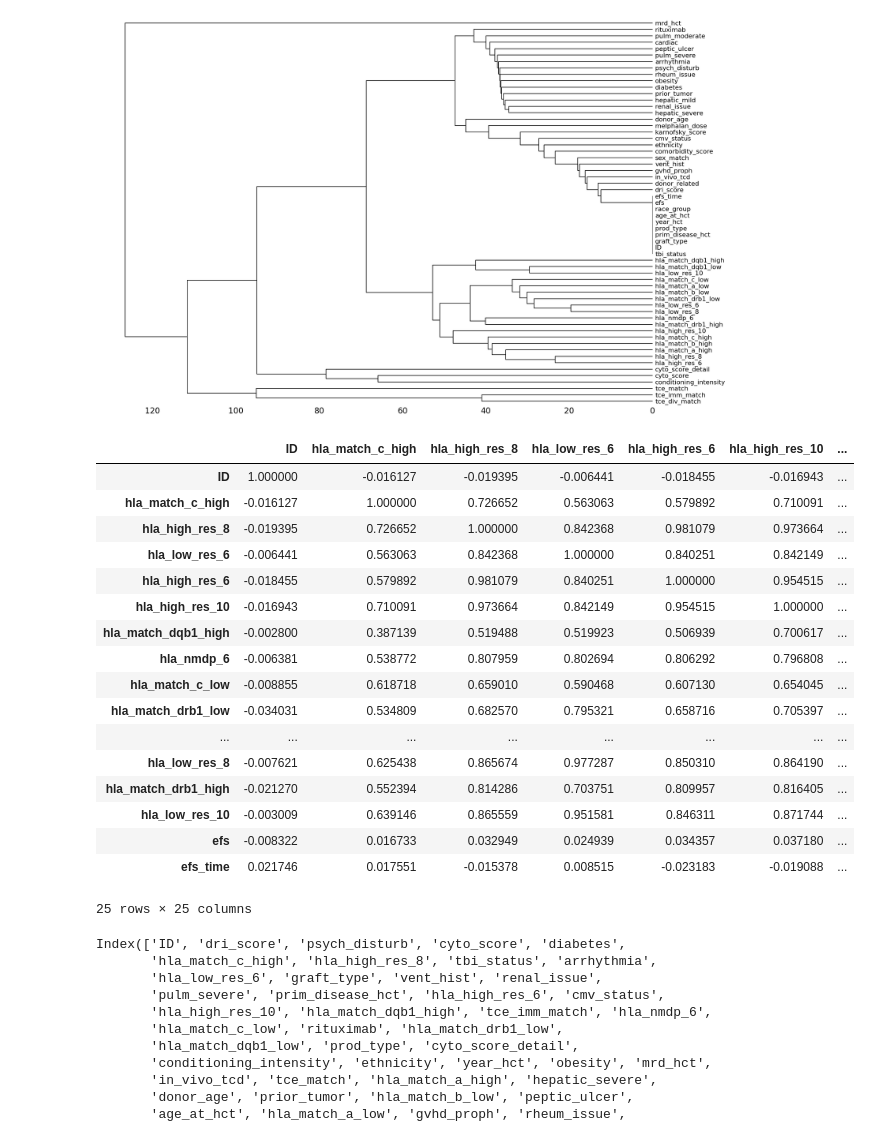
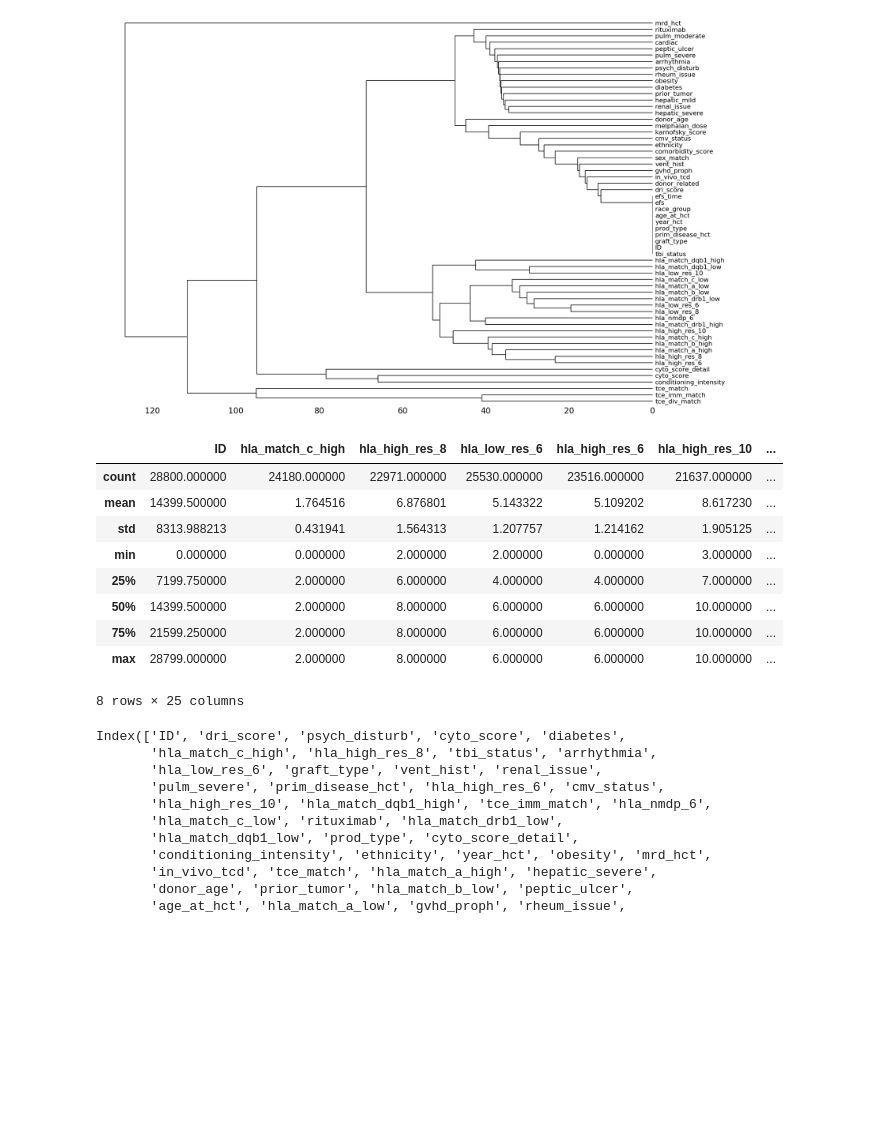
Before and after one commit to ayantalukdar/Project001, a Jupyter notebook: analysis.ipynb, the cells around one changed output. Drawn from its saved outputs; the diff is of its cells as text; code cells hidden in the pictures; blank space fills up the shorter version.

```diff
--- a/analysis.ipynb
+++ b/analysis.ipynb
@@ -25,26 +25,18 @@ msno.dendrogram(df)
 [figure]
 # %%
 df_new = df.dropna()
-df_new.corr(numeric_only=True)
+df.describe()
 # %% [output]
 |  | ID | hla_match_c_high | hla_high_res_8 | hla_low_res_6 | hla_high_res_6 | hla_high_res_10 | ... |
-| ID | 1.000000 | -0.016127 | -0.019395 | -0.006441 | -0.018455 | -0.016943 | ... |
-| hla_match_c_high | -0.016127 | 1.000000 | 0.726652 | 0.563063 | 0.579892 | 0.710091 | ... |
-| hla_high_res_8 | -0.019395 | 0.726652 | 1.000000 | 0.842368 | 0.981079 | 0.973664 | ... |
-| hla_low_res_6 | -0.006441 | 0.563063 | 0.842368 | 1.000000 | 0.840251 | 0.842149 | ... |
-| hla_high_res_6 | -0.018455 | 0.579892 | 0.981079 | 0.840251 | 1.000000 | 0.954515 | ... |
-| hla_high_res_10 | -0.016943 | 0.710091 | 0.973664 | 0.842149 | 0.954515 | 1.000000 | ... |
-| hla_match_dqb1_high | -0.002800 | 0.387139 | 0.519488 | 0.519923 | 0.506939 | 0.700617 | ... |
-| hla_nmdp_6 | -0.006381 | 0.538772 | 0.807959 | 0.802694 | 0.806292 | 0.796808 | ... |
-| hla_match_c_low | -0.008855 | 0.618718 | 0.659010 | 0.590468 | 0.607130 | 0.654045 | ... |
-| hla_match_drb1_low | -0.034031 | 0.534809 | 0.682570 | 0.795321 | 0.658716 | 0.705397 | ... |
-| ... | ... | ... | ... | ... | ... | ... | ... |
-| hla_low_res_8 | -0.007621 | 0.625438 | 0.865674 | 0.977287 | 0.850310 | 0.864190 | ... |
-| hla_match_drb1_high | -0.021270 | 0.552394 | 0.814286 | 0.703751 | 0.809957 | 0.816405 | ... |
-| hla_low_res_10 | -0.003009 | 0.639146 | 0.865559 | 0.951581 | 0.846311 | 0.871744 | ... |
-| efs | -0.008322 | 0.016733 | 0.032949 | 0.024939 | 0.034357 | 0.037180 | ... |
-| efs_time | 0.021746 | 0.017551 | -0.015378 | 0.008515 | -0.023183 | -0.019088 | ... |
+| count | 28800.000000 | 24180.000000 | 22971.000000 | 25530.000000 | 23516.000000 | 21637.000000 | ... |
+| mean | 14399.500000 | 1.764516 | 6.876801 | 5.143322 | 5.109202 | 8.617230 | ... |
+| std | 8313.988213 | 0.431941 | 1.564313 | 1.207757 | 1.214162 | 1.905125 | ... |
+| min | 0.000000 | 0.000000 | 2.000000 | 2.000000 | 0.000000 | 3.000000 | ... |
+| 25% | 7199.750000 | 2.000000 | 6.000000 | 4.000000 | 4.000000 | 7.000000 | ... |
+| 50% | 14399.500000 | 2.000000 | 8.000000 | 6.000000 | 6.000000 | 10.000000 | ... |
+| 75% | 21599.250000 | 2.000000 | 8.000000 | 6.000000 | 6.000000 | 10.000000 | ... |
+| max | 28799.000000 | 2.000000 | 8.000000 | 6.000000 | 6.000000 | 10.000000 | ... |
-25 rows × 25 columns
+8 rows × 25 columns
 # %%
 df_test = df_process[df_process["ID"] == 0]
 cols = df_process.columns
```
Also changed, not shown: parts of 8 cells of this notebook.
